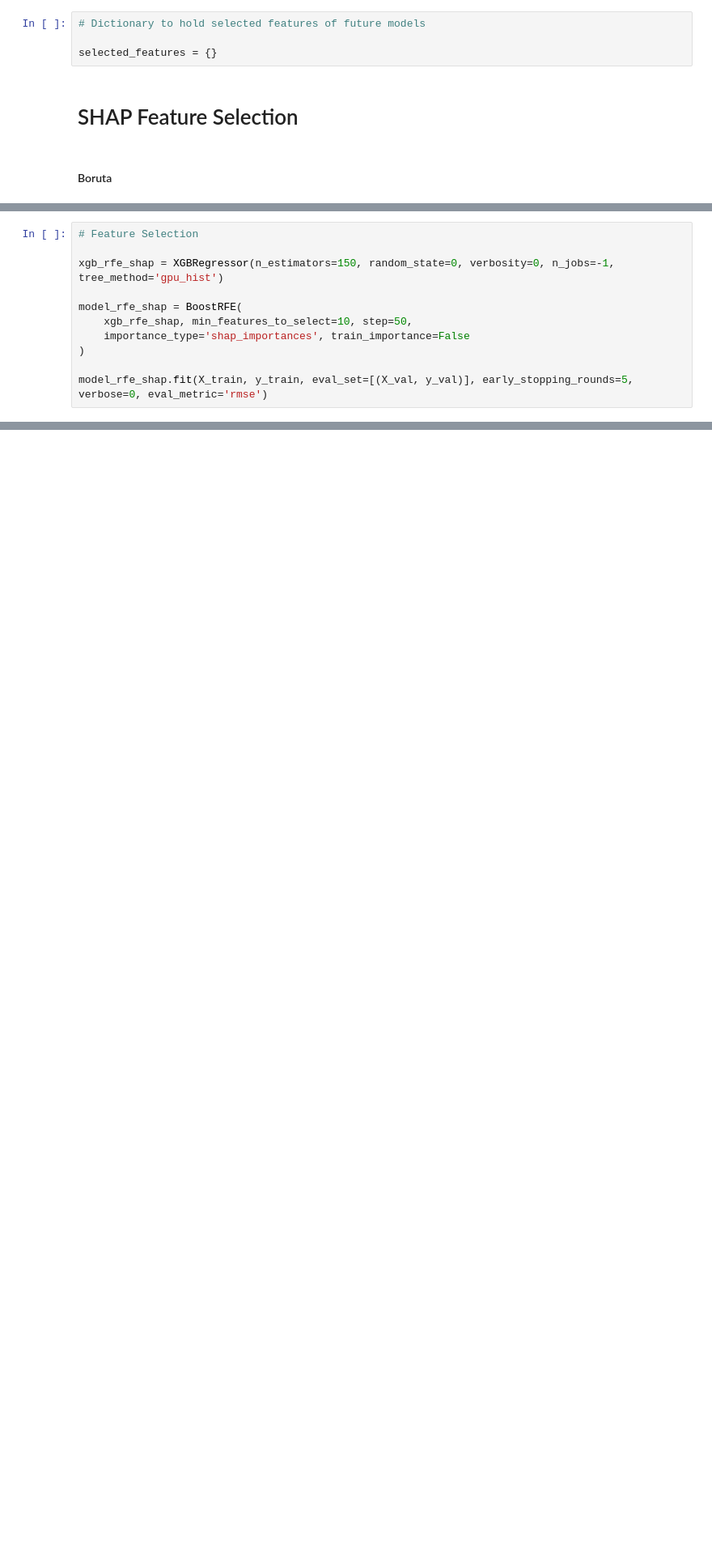
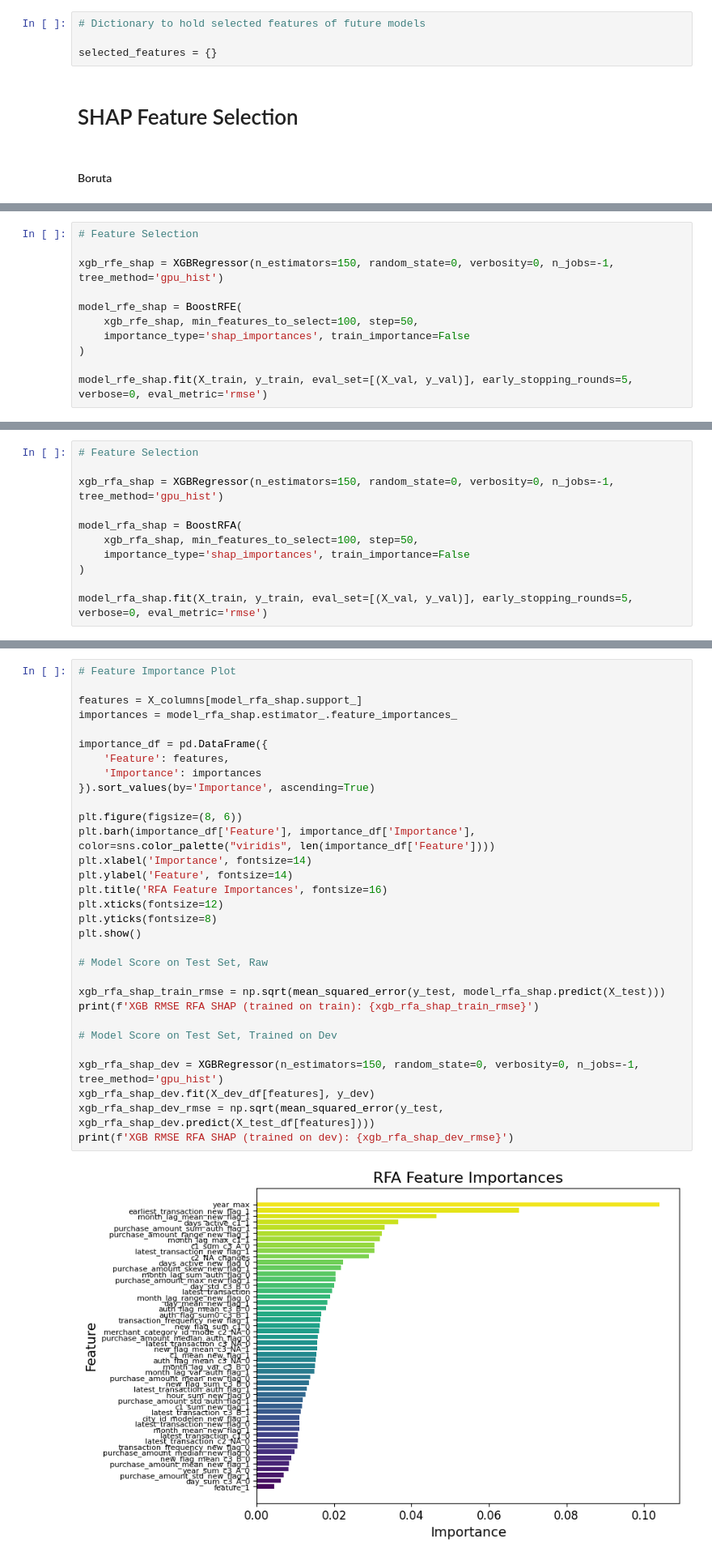
Before and after one commit to quinnbooth/ML-Consumer-Loyalty-Score, a Jupyter notebook: feature_selection.ipynb, the cells around one changed output, grey strips where cells are left out. Shown at 81% size. Drawn from its saved outputs; the diff is of its cells as text; blank space fills up the shorter version.

```diff
--- a/feature_selection.ipynb
+++ b/feature_selection.ipynb
@@ -177,7 +222,7 @@ with open('./models/features.txt', 'w') as file:
 xgb_rfe_shap = XGBRegressor(n_estimators=150, random_state=0, verbosity=0, n_jobs=-1, tree_method='gpu_hist')
 
 model_rfe_shap = BoostRFE(
-    xgb_rfe_shap, min_features_to_select=10, step=50,
+    xgb_rfe_shap, min_features_to_select=100, step=50,
     importance_type='shap_importances', train_importance=False
 )
 
@@ -225,0 +294,11 @@ with open('./models/features.txt', 'w') as file:
+# %%
+# Feature Selection
+
+xgb_rfa_shap = XGBRegressor(n_estimators=150, random_state=0, verbosity=0, n_jobs=-1, tree_method='gpu_hist')
+
+model_rfa_shap = BoostRFA(
+    xgb_rfa_shap, min_features_to_select=100, step=50,
+    importance_type='shap_importances', train_importance=False
+)
+
+model_rfa_shap.fit(X_train, y_train, eval_set=[(X_val, y_val)], early_stopping_rounds=5, verbose=0, eval_metric='rmse')
@@ -225,0 +324,33 @@ with open('./models/features.txt', 'w') as file:
+# %%
+# Feature Importance Plot
+
+features = X_columns[model_rfa_shap.support_]
+importances = model_rfa_shap.estimator_.feature_importances_
+
+importance_df = pd.DataFrame({
+    'Feature': features,
+    'Importance': importances
+}).sort_values(by='Importance', ascending=True)
+
+plt.figure(figsize=(8, 6))
+plt.barh(importance_df['Feature'], importance_df['Importance'], color=sns.color_palette("viridis", len(importance_df['Feature'])))
+plt.xlabel('Importance', fontsize=14)
+plt.ylabel('Feature', fontsize=14)
+plt.title('RFA Feature Importances', fontsize=16)
+plt.xticks(fontsize=12)
+plt.yticks(fontsize=8)
+plt.show()
+
+# Model Score on Test Set, Raw
+
+xgb_rfa_shap_train_rmse = np.sqrt(mean_squared_error(y_test, model_rfa_shap.predict(X_test)))
+print(f'XGB RMSE RFA SHAP (trained on train): {xgb_rfa_shap_train_rmse}')
+
+# Model Score on Test Set, Trained on Dev
+
+xgb_rfa_shap_dev = XGBRegressor(n_estimators=150, random_state=0, verbosity=0, n_jobs=-1, tree_method='gpu_hist')
+xgb_rfa_shap_dev.fit(X_dev_df[features], y_dev)
+xgb_rfa_shap_dev_rmse = np.sqrt(mean_squared_error(y_test, xgb_rfa_shap_dev.predict(X_test_df[features])))
+print(f'XGB RMSE RFA SHAP (trained on dev): {xgb_rfa_shap_dev_rmse}')
+# %% [output]
+[figure, added]
```
Also changed, not shown: parts of 23 cells of this notebook, 4 other files.
